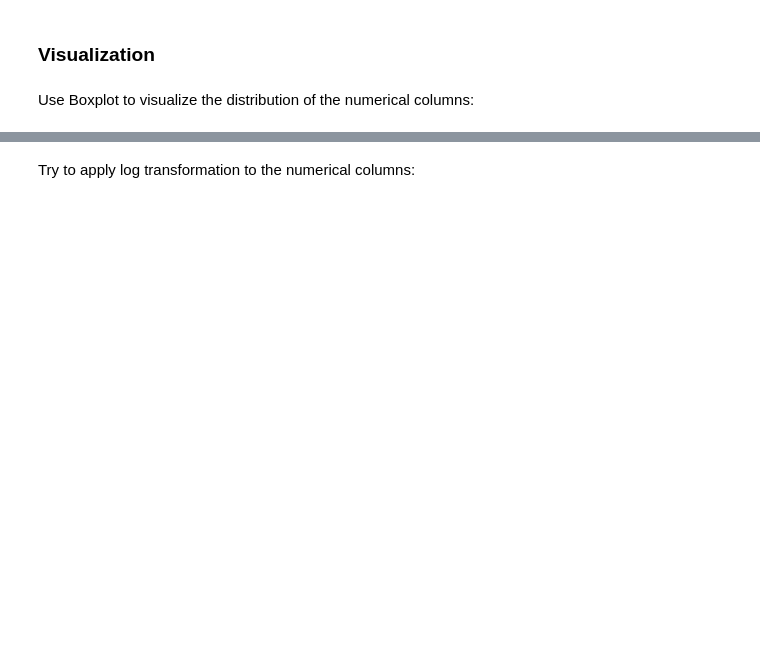
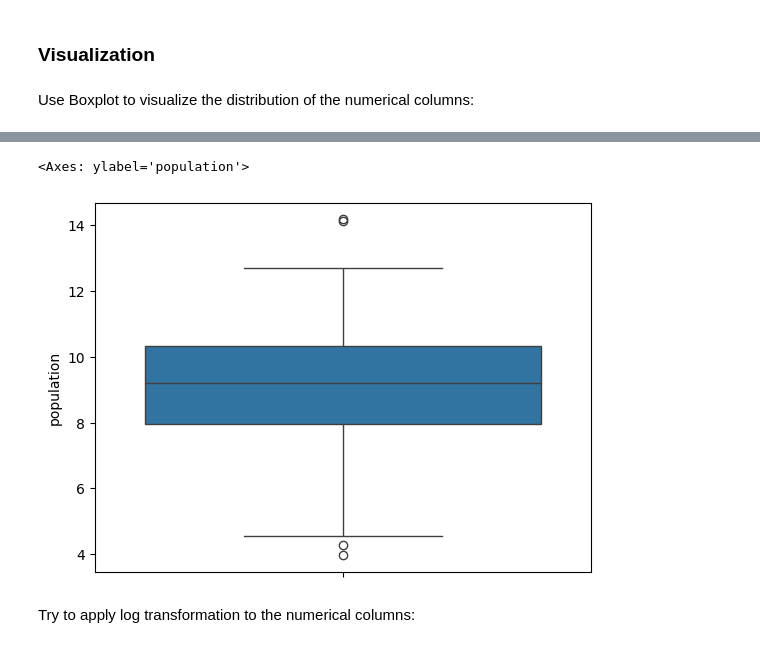
Before and after one commit to AlexandreGazagnes/Unilasalle-Public-Resources, a Jupyter notebook: 4a-data-analysis/03-session/0301-solution-notebook.ipynb, the cells around one changed output, grey strips where cells are left out. Drawn from its saved outputs; the diff is of its cells as text; code cells hidden in the pictures; blank space fills up the shorter version.

```diff
--- a/4a-data-analysis/03-session/0301-solution-notebook.ipynb
+++ b/4a-data-analysis/03-session/0301-solution-notebook.ipynb
@@ -248,0 +506,3 @@ sns.boxplot(data=df.population)
+# %%
+pop_loged = np.log1p(df.population)
+pop_loged
@@ -249,3 +522,8 @@ sns.boxplot(data=df.population)
+# %%
+sns.boxplot(pop_loged)
+# %% [output]
+<Axes: ylabel='population'>
+[figure, added]
 # %% [markdown]
 Try to apply log transformation to the numerical columns:
 # %%
```
Also changed, not shown: parts of 111 cells of this notebook, 8 other files.
